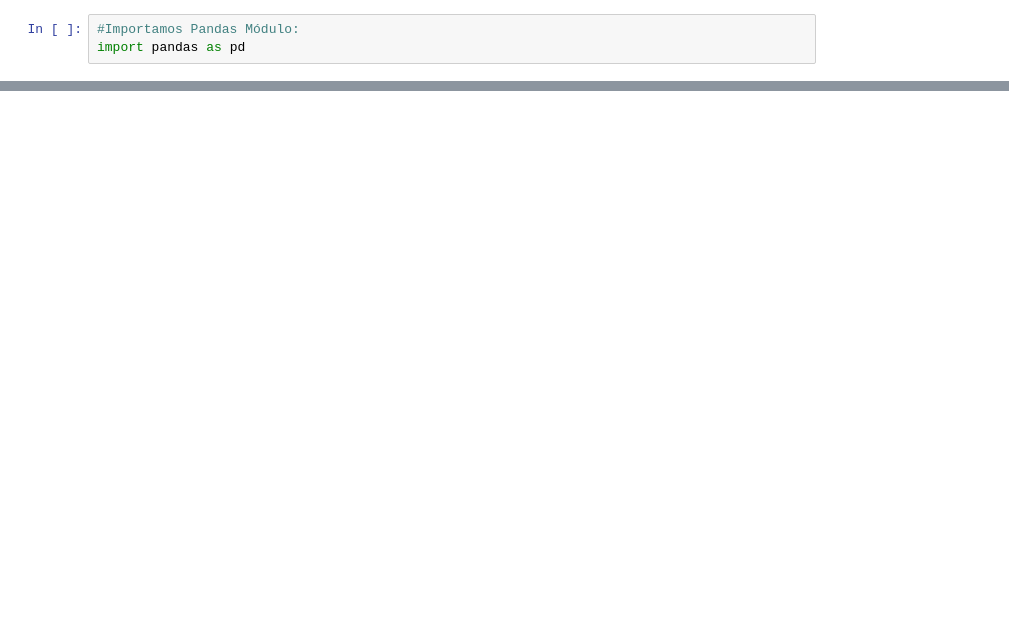
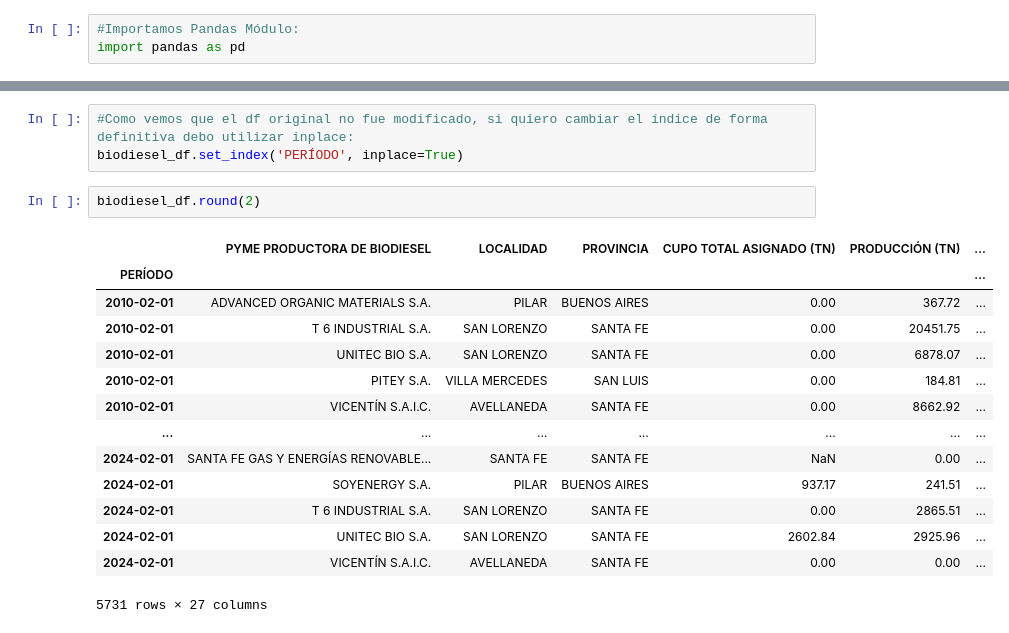
Before and after one commit to ejr271292/Proyecto, a Jupyter notebook: ProyectoDS.ipynb, the cells around one changed output, grey strips where cells are left out. Cells and saved outputs as stored; diff of their text form; blank space fills up the shorter version.

```diff
--- a/ProyectoDS.ipynb
+++ b/ProyectoDS.ipynb
@@ -201,0 +144,20 @@ En la función "describe" podemos encontrar otras medidas de estadística descri
+# %%
+#Como vemos que el df original no fue modificado, si quiero cambiar el índice de forma definitiva debo utilizar inplace:
+biodiesel_df.set_index('PERÍODO', inplace=True)
+# %%
+biodiesel_df.round(2)
+# %% [output]
+|  | PYME PRODUCTORA DE BIODIESEL | LOCALIDAD | PROVINCIA | CUPO TOTAL ASIGNADO (TN) | PRODUCCIÓN (TN) | ... |
+| PERÍODO |  |  |  |  |  | ... |
+| 2010-02-01 | ADVANCED ORGANIC MATERIALS S.A. | PILAR | BUENOS AIRES | 0.00 | 367.72 | ... |
+| 2010-02-01 | T 6 INDUSTRIAL S.A. | SAN LORENZO | SANTA FE | 0.00 | 20451.75 | ... |
+| 2010-02-01 | UNITEC BIO S.A. | SAN LORENZO | SANTA FE | 0.00 | 6878.07 | ... |
+| 2010-02-01 | PITEY S.A. | VILLA MERCEDES | SAN LUIS | 0.00 | 184.81 | ... |
+| 2010-02-01 | VICENTÍN S.A.I.C. | AVELLANEDA | SANTA FE | 0.00 | 8662.92 | ... |
+| ... | ... | ... | ... | ... | ... | ... |
+| 2024-02-01 | SANTA FE GAS Y ENERGÍAS RENOVABLE... | SANTA FE | SANTA FE | NaN | 0.00 | ... |
+| 2024-02-01 | SOYENERGY S.A. | PILAR | BUENOS AIRES | 937.17 | 241.51 | ... |
+| 2024-02-01 | T 6 INDUSTRIAL S.A. | SAN LORENZO | SANTA FE | 0.00 | 2865.51 | ... |
+| 2024-02-01 | UNITEC BIO S.A. | SAN LORENZO | SANTA FE | 2602.84 | 2925.96 | ... |
+| 2024-02-01 | VICENTÍN S.A.I.C. | AVELLANEDA | SANTA FE | 0.00 | 0.00 | ... |
+5731 rows × 27 columns
```
Also changed, not shown: parts of 38 cells of this notebook.
